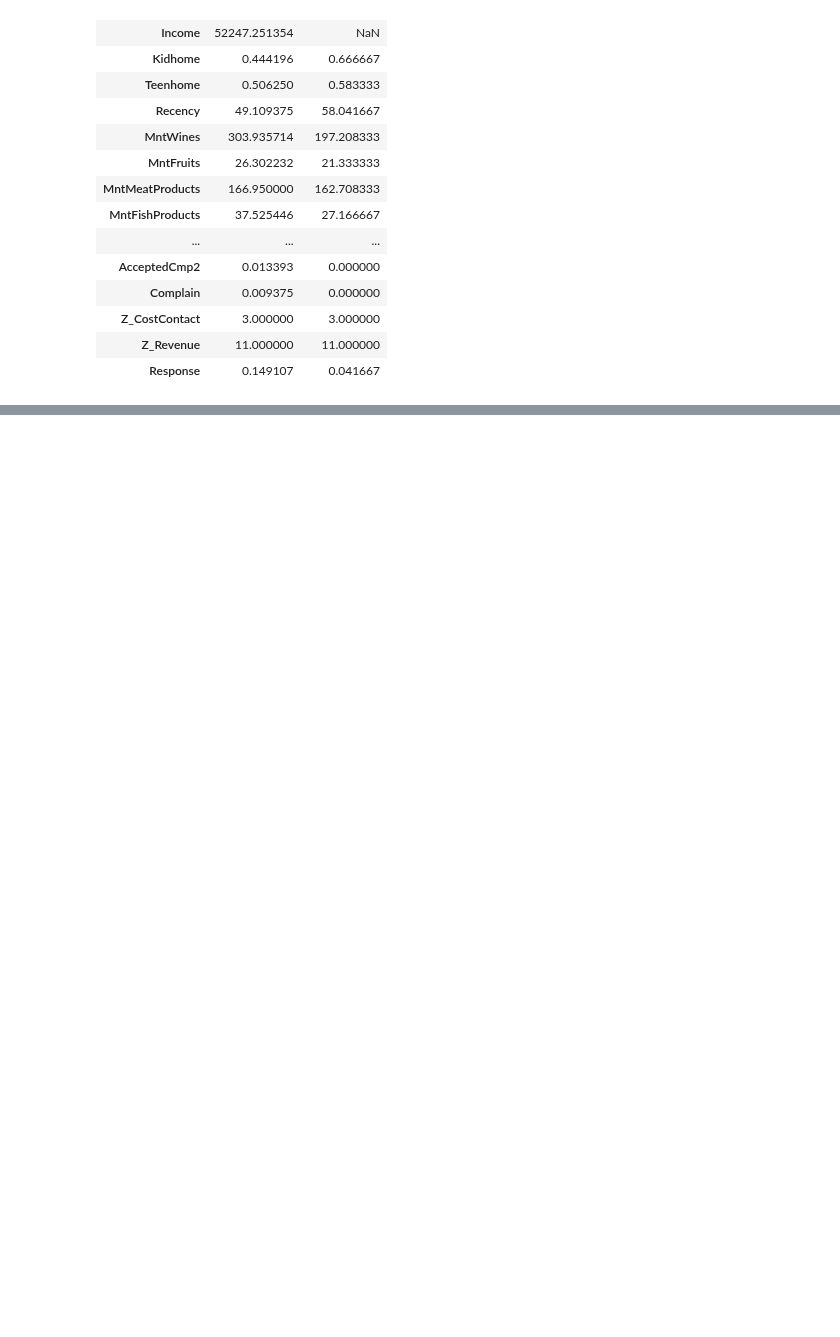
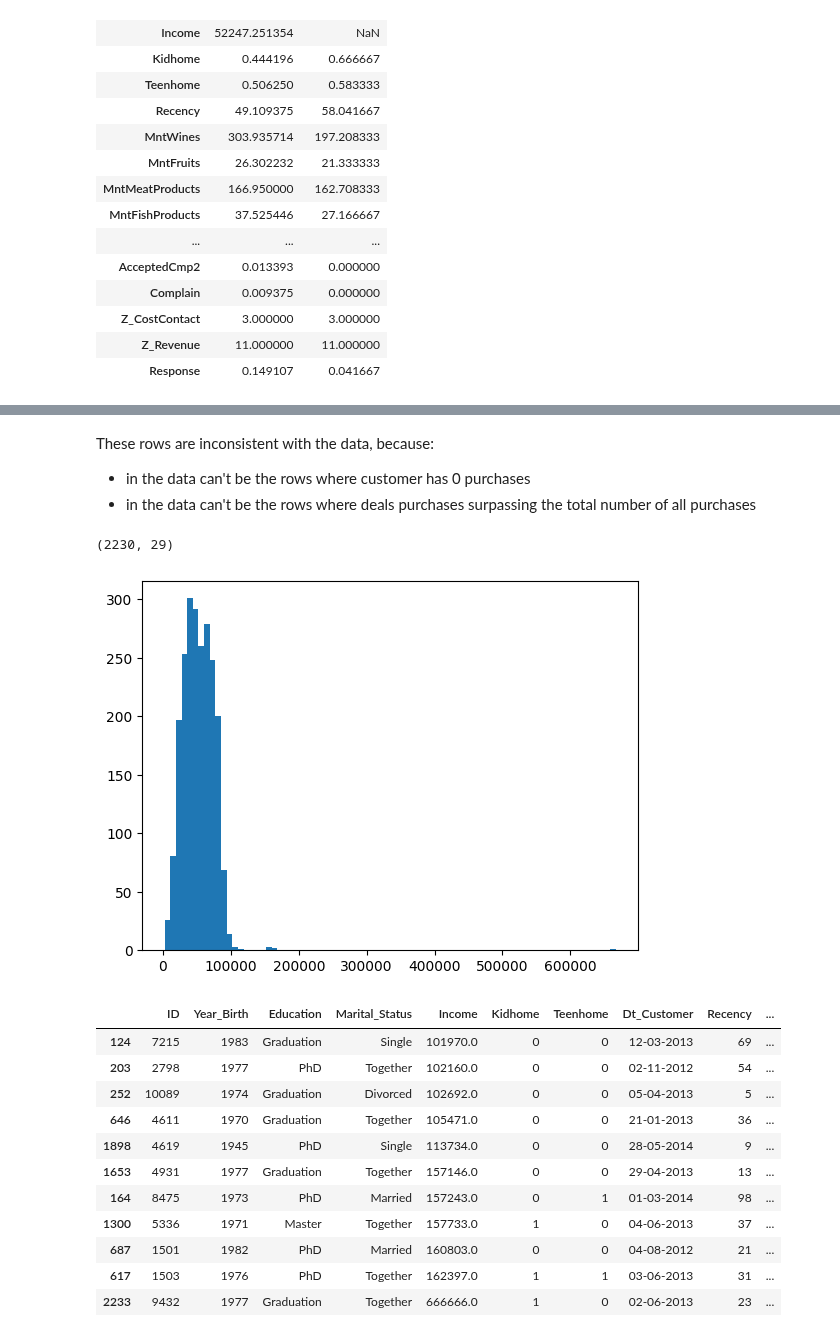
Before and after one commit to adrianciemerych/customer_personality_analysis_project, a Jupyter notebook: customer_personality_analysis.ipynb, the cells around one changed output, grey strips where cells are left out. Saved outputs shown, nothing was run; the diff lists cells and outputs as text; code cells hidden in the pictures; blank space fills up the shorter version.

```diff
--- a/customer_personality_analysis.ipynb
+++ b/customer_personality_analysis.ipynb
@@ -108,0 +189,31 @@ In the next step null values of Income will be filled in with the mean
+# %% [markdown]
+These rows are inconsistent with the data, because:
+
+* in the data can't be the rows where customer has 0 purchases
+* in the data can't be the rows where deals purchases surpassing the total number of all purchases
+# %%
+# Removing the inconsistent rows
+data = data[~(condition_one | condition_two)]
+data.shape
+# %% [output]
+(2230, 29)
+# %%
+# Checking the Income distribution
+plt.hist(x = data['Income'], bins = 80)
+plt.show()
+
+data[data['Income'] > 100000].sort_values('Income')
+# %% [output]
+[figure, added]
+|  | ID | Year_Birth | Education | Marital_Status | Income | Kidhome | Teenhome | Dt_Customer | Recency | ... |
+| 124 | 7215 | 1983 | Graduation | Single | 101970.0 | 0 | 0 | 12-03-2013 | 69 | ... |
+| 203 | 2798 | 1977 | PhD | Together | 102160.0 | 0 | 0 | 02-11-2012 | 54 | ... |
+| 252 | 10089 | 1974 | Graduation | Divorced | 102692.0 | 0 | 0 | 05-04-2013 | 5 | ... |
+| 646 | 4611 | 1970 | Graduation | Together | 105471.0 | 0 | 0 | 21-01-2013 | 36 | ... |
+| 1898 | 4619 | 1945 | PhD | Single | 113734.0 | 0 | 0 | 28-05-2014 | 9 | ... |
+| 1653 | 4931 | 1977 | Graduation | Together | 157146.0 | 0 | 0 | 29-04-2013 | 13 | ... |
+| 164 | 8475 | 1973 | PhD | Married | 157243.0 | 0 | 1 | 01-03-2014 | 98 | ... |
+| 1300 | 5336 | 1971 | Master | Together | 157733.0 | 1 | 0 | 04-06-2013 | 37 | ... |
+| 687 | 1501 | 1982 | PhD | Married | 160803.0 | 0 | 0 | 04-08-2012 | 21 | ... |
+| 617 | 1503 | 1976 | PhD | Together | 162397.0 | 1 | 1 | 03-06-2013 | 31 | ... |
+| 2233 | 9432 | 1977 | Graduation | Together | 666666.0 | 1 | 0 | 02-06-2013 | 23 | ... |
```
Also changed, not shown: parts of 14 cells of this notebook.
